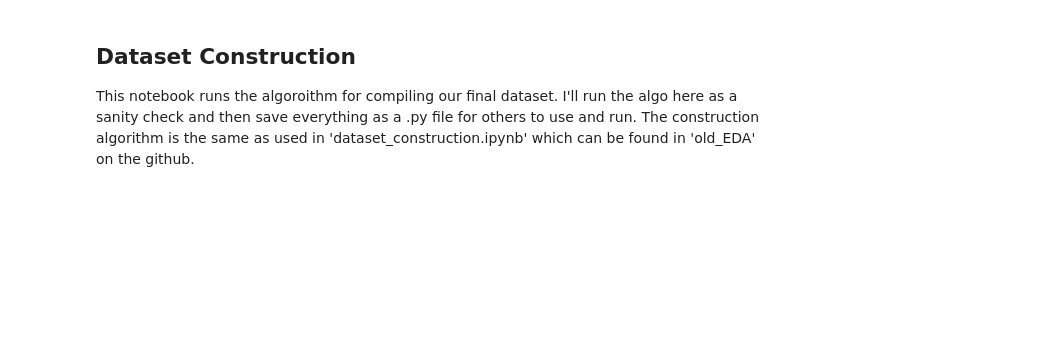
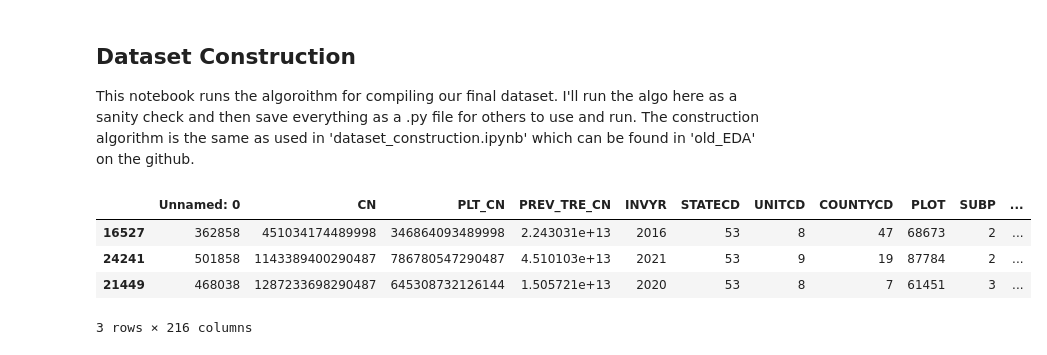
Before and after one commit to hbclad/Erdos_Trees, a Jupyter notebook: Data/final_dataset_construction.ipynb, the cells around one changed output. Drawn from its saved outputs; the diff is of its cells as text; code cells hidden in the pictures; blank space fills up the shorter version.

```diff
--- a/Data/final_dataset_construction.ipynb
+++ b/Data/final_dataset_construction.ipynb
@@ -7,8 +7,16 @@ import pandas as pd
 from pandas.testing import assert_frame_equal #testing
 # %%
 # trees = pd.read_csv('/Users/ellapalacios/Downloads/tree_proj/data/WA_TREE.csv') -- don't actually need this because all the needed tree info is already in trees4us
-trees4us = pd.read_csv('/Users/ellapalacios/Downloads/tree_proj/data/TREES_FOR_US.csv')
-plot = pd.read_csv('/Users/ellapalacios/Downloads/tree_proj/data/WA_PLOT.csv')
+trees4us = pd.read_csv('../Data/TREES_FOR_US.csv')
+plot = pd.read_csv('../Data/WA_PLOT.csv')
+# %%
+trees4us.sample(3)
+# %% [output]
+|  | Unnamed: 0 | CN | PLT_CN | PREV_TRE_CN | INVYR | STATECD | UNITCD | COUNTYCD | PLOT | SUBP | ... |
+| 16527 | 362858 | 451034174489998 | 346864093489998 | 2.243031e+13 | 2016 | 53 | 8 | 47 | 68673 | 2 | ... |
+| 24241 | 501858 | 1143389400290487 | 786780547290487 | 4.510103e+13 | 2021 | 53 | 9 | 19 | 87784 | 2 | ... |
+| 21449 | 468038 | 1287233698290487 | 645308732126144 | 1.505721e+13 | 2020 | 53 | 8 | 7 | 61451 | 3 | ... |
+3 rows × 216 columns
 # %%
 #dropping what we don't need and sorting
 plot = plot[['CN', 'PREV_PLT_CN', 'STATECD', 'UNITCD', 'COUNTYCD', 'PLOT', 'MEASYEAR', 'MEASMON', 'MEASDAY', 'WATERCD', 'LAT', 'LON', 'ELEV']]
```
Also changed, not shown: parts of 3 cells of this notebook, 7 other files.
